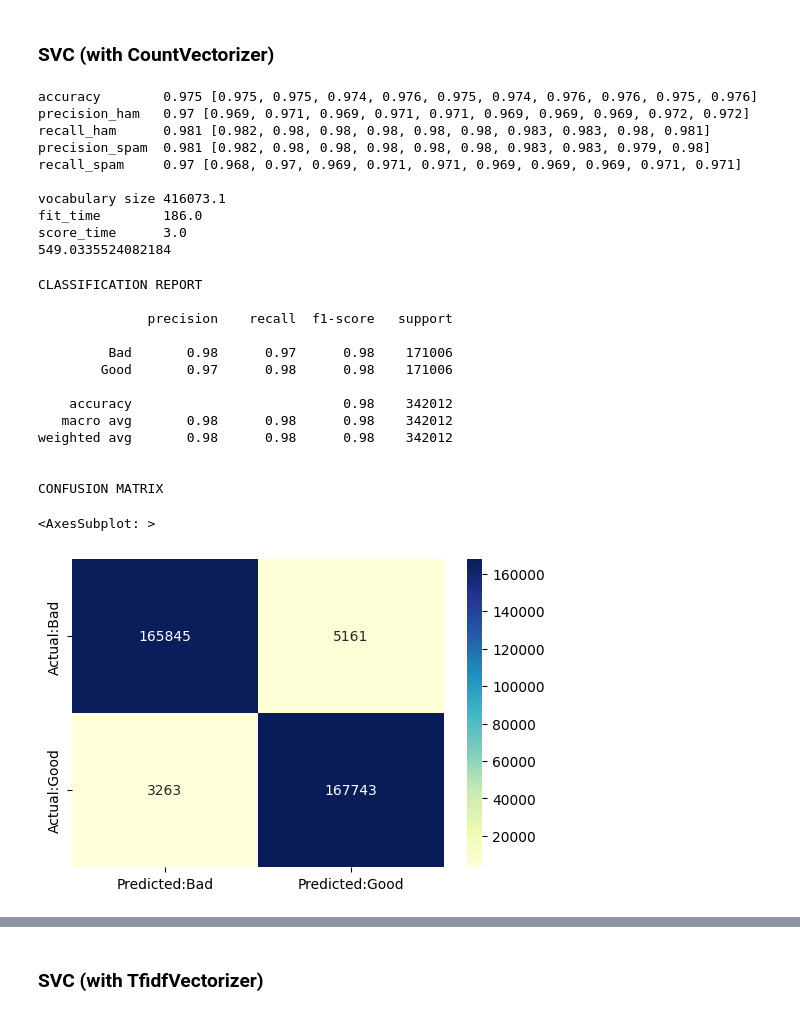
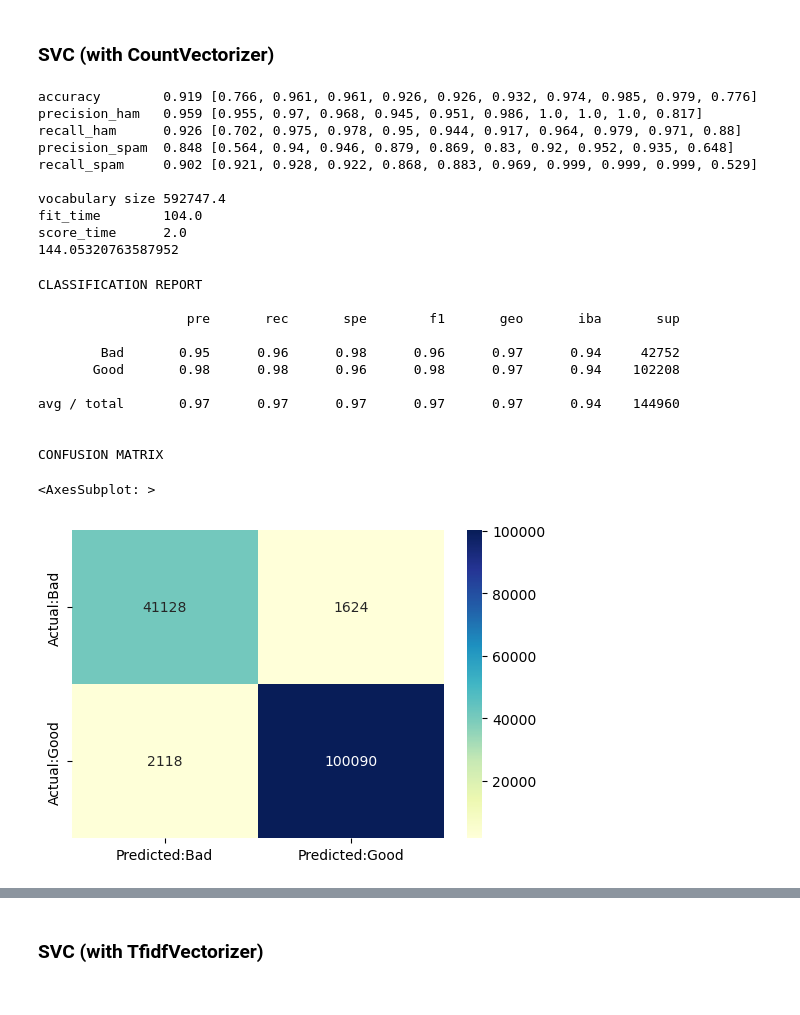
Before and after one commit to giacomovitangeli/phishing-detection, a Jupyter notebook: phishing_detection.ipynb, the cells around one changed output, grey strips where cells are left out. Cells and saved outputs as stored; diff of their text form; code cells hidden in the pictures.

```diff
--- a/phishing_detection.ipynb
+++ b/phishing_detection.ipynb
@@ -326,11 +415,14 @@ kf = KFold(n_folds)
 Logistic Regression with TfidfVectorizer
 # %%
 start = time()
-pipe = Pipeline([('vect', TfidfVectorizer(stop_words = stopwords)), ('clf', LogisticRegression())])
-y_pred = cross_val_predict(pipe, undersampled_df.Content.values, under_label, cv=kf)
+pipe = Pipeline([('vect', TfidfVectorizer(stop_words = stopwords)), ('samp', RandomUnderSampler()), ('clf', LogisticRegression())])
+model = make_pipeline_imb(pipe)
+model.fit(X_train, y_train)
+y_pred = model.predict(X_test)
+
 LR_tfidf = cross_validate(pipe,
-                         undersampled_df.Content.values,
-                         under_label,
+                         df.Content.values,
+                         y,
                          scoring = {'precision_ham': make_scorer(precision_score,pos_label = 1),
                                     'precision_spam': make_scorer(precision_score,pos_label = 0),
                                     'recall_ham': make_scorer(recall_score,pos_label = 1),
@@ -406,11 +497,15 @@ plt.show()
 Logistic Regression with CountVectorizer
 # %%
 start = time()
-pipe = Pipeline([('vect', CountVectorizer(stop_words = stopwords)), ('clf', LogisticRegression())])
-y_pred = cross_val_predict(pipe, undersampled_df.Content.values, under_label, cv=kf)
+pipe = Pipeline([('vect', CountVectorizer(stop_words = stopwords)), ('samp', RandomUnderSampler()), ('clf', LogisticRegression())])
+
+model = make_pipeline_imb(pipe)
+model.fit(X_train, y_train)
+y_pred = model.predict(X_test)
+
 LR_cvect = cross_validate(pipe,
-                         undersampled_df.Content.values,
-                         under_label,
+                         df.Content.values,
+                         y,
                          scoring = {'precision_ham': make_scorer(precision_score,pos_label = 1),
                                     'precision_spam': make_scorer(precision_score,pos_label = 0),
                                     'recall_ham': make_scorer(recall_score,pos_label = 1),
@@ -582,11 +674,14 @@ ROC AUC Score of LR_cvect: 0.9594838777586752
 ### SVC (with CountVectorizer)
 # %%
 start = time()
-pipe = Pipeline([('vect', CountVectorizer(stop_words = stopwords)), ('clf', LinearSVC())])
-y_pred = cross_val_predict(pipe, undersampled_df.Content.values, under_label, cv=kf)
+pipe = Pipeline([('vect', CountVectorizer(stop_words = stopwords)), ('samp', RandomUnderSampler()), ('clf', LinearSVC())])
+model = make_pipeline_imb(pipe)
+model.fit(X_train, y_train)
+y_pred = model.predict(X_test)
+
 SVC_cvect = cross_validate(pipe,
-                         undersampled_df.Content.values,
-                         under_label,
+                         df.Content.values,
+                         y,
                          scoring = {'precision_ham': make_scorer(precision_score,pos_label = 1),
                                     'precision_spam': make_scorer(precision_score,pos_label = 0),
                                     'recall_ham': make_scorer(recall_score,pos_label = 1),
@@ -604,43 +699,41 @@ print_metrics(SVC_cvect)
 elapsed = time()-start
 print(elapsed)
 # %% [output]
-accuracy        0.975 [0.975, 0.975, 0.974, 0.976, 0.975, 0.974, 0.976, 0.976, 0.975, 0.976]
-precision_ham   0.97 [0.969, 0.971, 0.969, 0.971, 0.971, 0.969, 0.969, 0.969, 0.972, 0.972]
-recall_ham      0.981 [0.982, 0.98, 0.98, 0.98, 0.98, 0.98, 0.983, 0.983, 0.98, 0.981]
-precision_spam  0.981 [0.982, 0.98, 0.98, 0.98, 0.98, 0.98, 0.983, 0.983, 0.979, 0.98]
-recall_spam     0.97 [0.968, 0.97, 0.969, 0.971, 0.971, 0.969, 0.969, 0.969, 0.971, 0.971]
+accuracy        0.919 [0.766, 0.961, 0.961, 0.926, 0.926, 0.932, 0.974, 0.985, 0.979, 0.776]
+precision_ham   0.959 [0.955, 0.97, 0.968, 0.945, 0.951, 0.986, 1.0, 1.0, 1.0, 0.817]
+recall_ham      0.926 [0.702, 0.975, 0.978, 0.95, 0.944, 0.917, 0.964, 0.979, 0.971, 0.88]
+precision_spam  0.848 [0.564, 0.94, 0.946, 0.879, 0.869, 0.83, 0.92, 0.952, 0.935, 0.648]
+recall_spam     0.902 [0.921, 0.928, 0.922, 0.868, 0.883, 0.969, 0.999, 0.999, 0.999, 0.529]
 
-vocabulary size 416073.1
-fit_time        186.0
-score_time      3.0
-549.0335524082184
+vocabulary size 592747.4
+fit_time        104.0
+score_time      2.0
+144.05320763587952
 # %%
-con_mat = pd.DataFrame(confusion_matrix(under_label, y_pred),
+con_mat = pd.DataFrame(confusion_matrix(y_test, y_pred),
             columns = ['Predicted:Bad', 'Predicted:Good'],
             index = ['Actual:Bad', 'Actual:Good'])
 
 print('\nCLASSIFICATION REPORT\n')
-print(classification_report(under_label, y_pred,
+print(classification_report_imbalanced(y_test, y_pred,
                             target_names =['Bad','Good']))
 
 print('\nCONFUSION MATRIX')
 plt.figure(figsize= (6,4))
 sns.heatmap(con_mat, annot = True,fmt='d',cmap="YlGnBu")
 # %% [output]
 CLASSIFICATION REPORT
 
-              precision    recall  f1-score   support
+                   pre       rec       spe        f1       geo       iba       sup
 
-         Bad       0.98      0.97      0.98    171006
-        Good       0.97      0.98      0.98    171006
+        Bad       0.95      0.96      0.98      0.96      0.97      0.94     42752
+       Good       0.98      0.98      0.96      0.98      0.97      0.94    102208
 
-    accuracy                           0.98    342012
-   macro avg       0.98      0.98      0.98    342012
-weighted avg       0.98      0.98      0.98    342012
+avg / total       0.97      0.97      0.97      0.97      0.97      0.94    144960
 
 
 CONFUSION MATRIX
 <AxesSubplot: >
-[figure, old version]
+[figure, new version]
 # %%
 # Calculate the false positive rate and true positive rate
```
Also changed, not shown: parts of 57 cells of this notebook.
